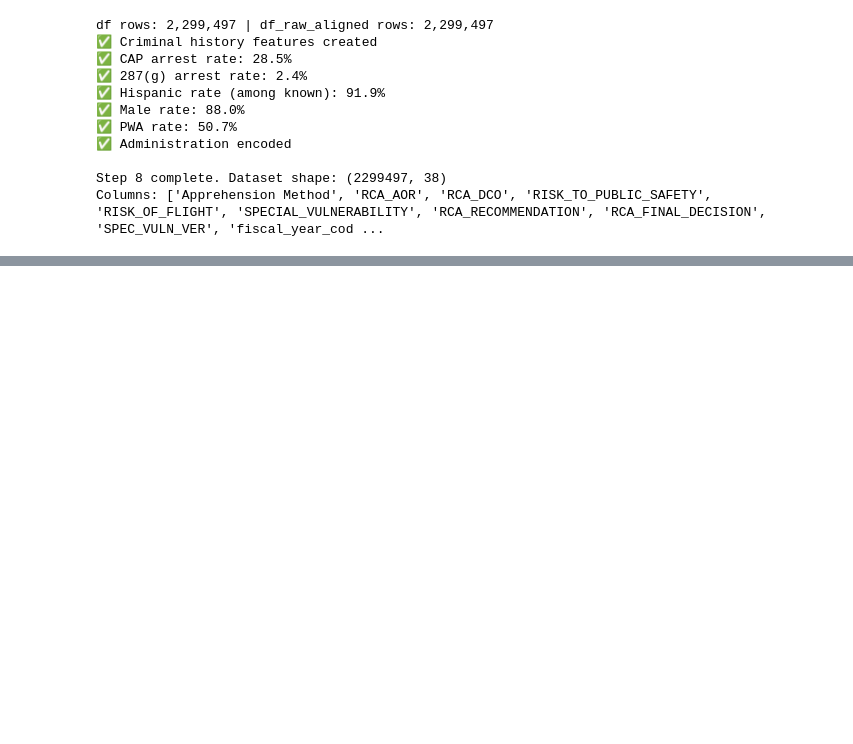
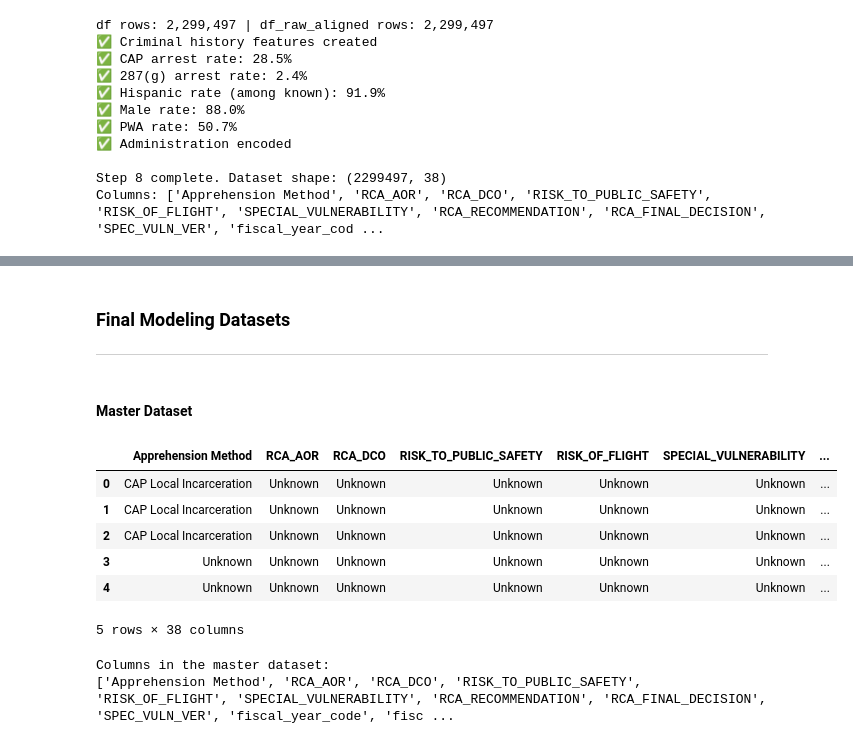
Before and after one commit to emilynnguyen1/ICE-Outcomes, a Jupyter notebook: notebooks/Exploratory-Data-Analysis.ipynb, the cells around one changed output, grey strips where cells are left out. Cells and saved outputs as stored; diff of their text form; code cells hidden in the pictures; blank space fills up the shorter version.

```diff
--- a/notebooks/Exploratory-Data-Analysis.ipynb
+++ b/notebooks/Exploratory-Data-Analysis.ipynb
@@ -409,7 +448,7 @@ else:
 # ---------------------------------------------------------------
 # CRIMINAL HISTORY FEATURES
 # ---------------------------------------------------------------
-df_raw = pd.read_csv("/Users/sabrinkulatein/Downloads/ICE_Master_Clean.csv")
+df_raw = pd.read_csv("../data/ICE_Master_Clean.csv")
 df_raw_aligned = df_raw.loc[df.index]
 
 print(f"df rows: {len(df):,} | df_raw_aligned rows: {len(df_raw_aligned):,}")
@@ -562,36 +586,0 @@ Machine learning models require all inputs to be numbers — they cannot work wi
-# %%
-# Step 10 — Encode Categorical Variables
-
-# Identify columns that still need encoding
-# We skip 'administration' because we need it as a text label for Step 11
-cat_cols_encode = [c for c in df.select_dtypes('object').columns
-                   if c != 'administration']
-
-print("Columns to encode:")
-for c in cat_cols_encode:
-    print(f"  {c}: {df[c].nunique()} unique values")
-
-# --- High cardinality (>20 unique values): frequency encode ---
-# Instead of creating hundreds of dummy columns, we replace each
-# category with how often it appears in the dataset as a proportion.
-# For example if 'Mexico' appears in 40% of rows, it becomes 0.40
-high_card = [c for c in cat_cols_encode if df[c].nunique() > 20]
-for col in high_card:
-    freq = df[col].value_counts(normalize=True)
-    df[col + '_freq'] = df[col].map(freq)
-    df = df.drop(columns=[col])
-    print(f"\n✅ Frequency encoded: {col} ({freq.shape[0]} unique values)")
-
-# --- Low cardinality (<=20 unique values): one-hot encode ---
-# Creates a separate 0/1 column for each category.
-# drop_first=True drops one category per column to avoid
-# perfect multicollinearity (the "dummy variable trap")
-low_card = [c for c in df.select_dtypes('object').columns
-            if c != 'administration']
-
-print(f"\nOne-hot encoding: {low_card}")
-df = pd.get_dummies(df, columns=low_card, drop_first=True)
-
-print(f"\n✅ Encoding complete. Total columns: {df.shape[1]}")
-print(f"\nAll columns after encoding:")
-print(df.columns.tolist())
@@ -668,0 +587,23 @@ All features going into the model:
+# %% [markdown]
+### Final Modeling Datasets
+---
+# %% [markdown]
+#### Master Dataset
+# %%
+# master dataset ready for modeling
+df.head()
+# %% [output]
+|  | Apprehension Method | RCA_AOR | RCA_DCO | RISK_TO_PUBLIC_SAFETY | RISK_OF_FLIGHT | SPECIAL_VULNERABILITY | ... |
+| 0 | CAP Local Incarceration | Unknown | Unknown | Unknown | Unknown | Unknown | ... |
+| 1 | CAP Local Incarceration | Unknown | Unknown | Unknown | Unknown | Unknown | ... |
+| 2 | CAP Local Incarceration | Unknown | Unknown | Unknown | Unknown | Unknown | ... |
+| 3 | Unknown | Unknown | Unknown | Unknown | Unknown | Unknown | ... |
+| 4 | Unknown | Unknown | Unknown | Unknown | Unknown | Unknown | ... |
+5 rows × 38 columns
+# %%
+
+print("Columns in the master dataset:")
+print(df.columns.tolist())
+# %% [output]
+Columns in the master dataset:
+['Apprehension Method', 'RCA_AOR', 'RCA_DCO', 'RISK_TO_PUBLIC_SAFETY', 'RISK_OF_FLIGHT', 'SPECIAL_VULNERABILITY', 'RCA_RECOMMENDATION', 'RCA_FINAL_DECISION', 'SPEC_VULN_VER', 'fiscal_year_code', 'fisc ...
```
Also changed, not shown: parts of 30 cells of this notebook, 2 other files.
